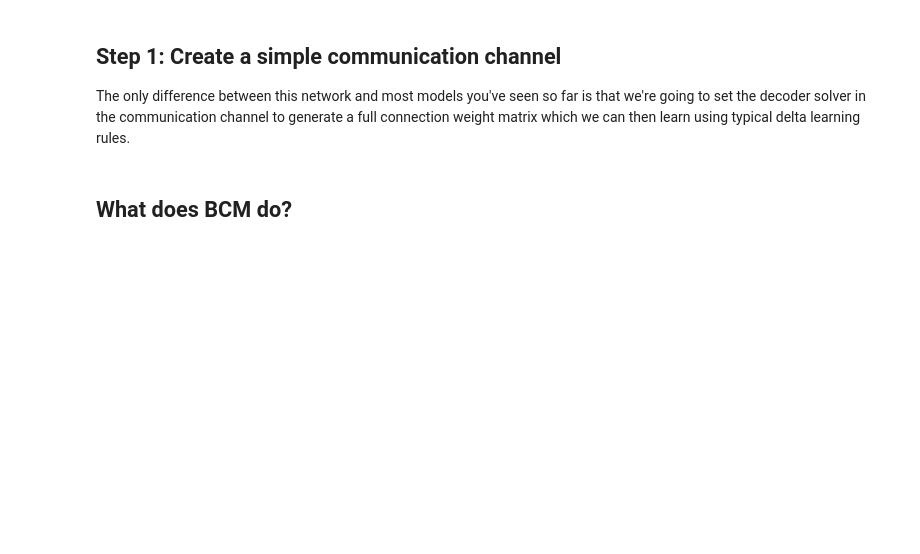
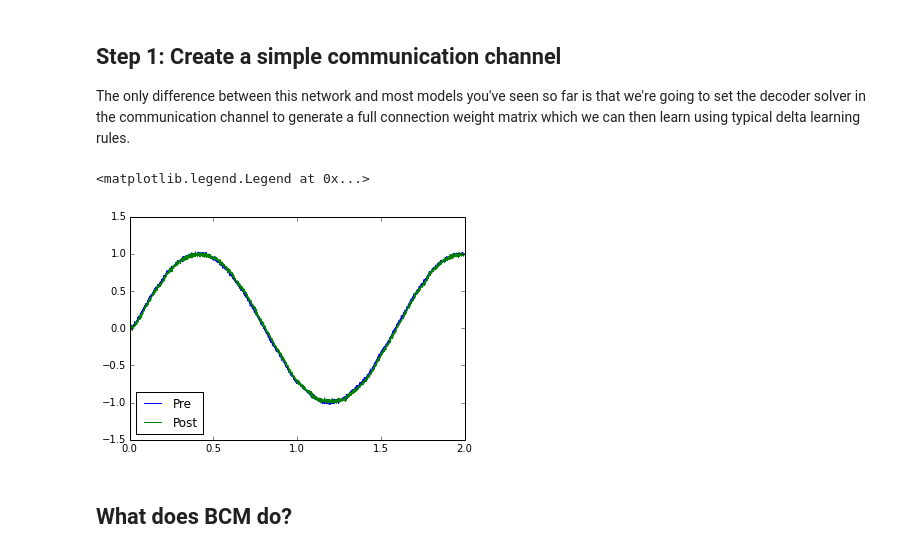
Before and after one commit to nengo/nengo, a Jupyter notebook: examples/learn_unsupervised.ipynb, the cells around one changed output. Drawn from its saved outputs; the diff is of its cells as text; code cells hidden in the pictures; blank space fills up the shorter version.

```diff
--- a/examples/learn_unsupervised.ipynb
+++ b/examples/learn_unsupervised.ipynb
@@ -38,20 +78,22 @@ with model:
     post = nengo.Ensemble(100, dimensions=1)
 
     nengo.Connection(sin, pre)
-    conn = nengo.Connection(pre, post, solver=nengo.solvers.LstsqL2(weights=True))
+    conn = nengo.Connection(pre, post, solver=nengo.decoders.LstsqL2(weights=True))
 
     pre_p = nengo.Probe(pre, synapse=0.01)
     post_p = nengo.Probe(post, synapse=0.01)
 # %%
 # Verify that it does a communication channel
 sim = nengo.Simulator(model)
 sim.run(2.0)
 
 %matplotlib inline
 import matplotlib.pyplot as plt
 plt.plot(sim.trange(), sim.data[pre_p], label="Pre")
 plt.plot(sim.trange(), sim.data[post_p], label="Post")
-plt.ylabel("Decoded value")
 plt.legend(loc="best")
+# %% [output]
+<matplotlib.legend.Legend at 0x...>
+[figure, added]
 # %% [markdown]
 ## What does BCM do?
```
Also changed, not shown: parts of 14 cells of this notebook, 10 other files.
